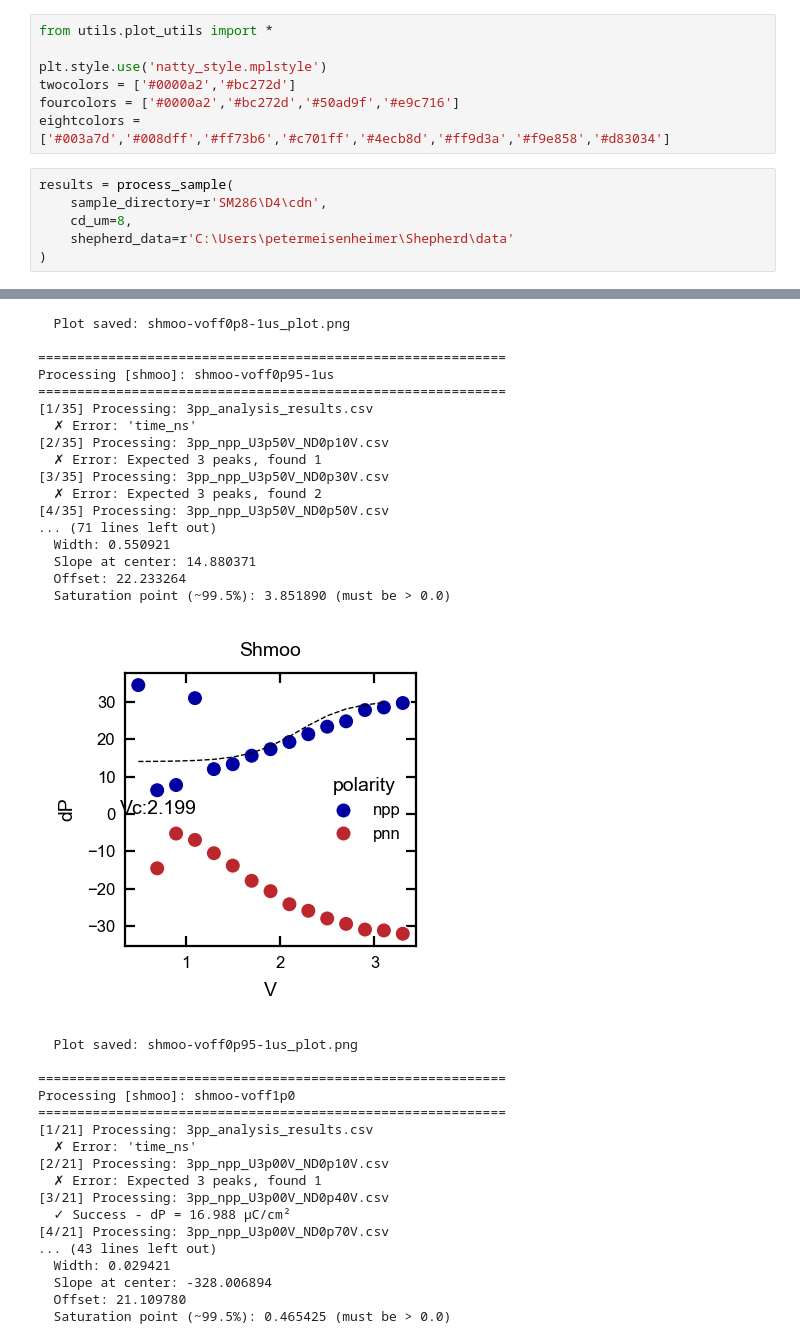
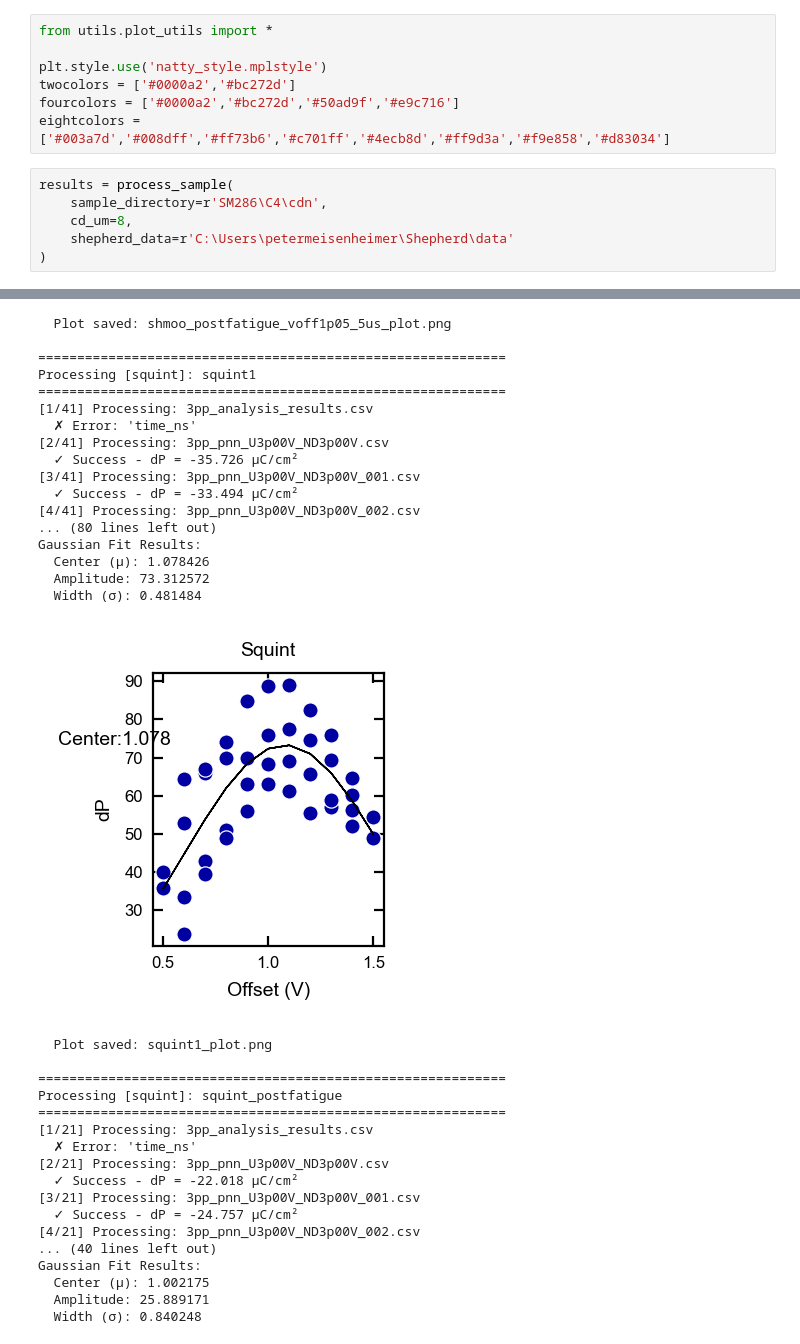
Before and after one commit to meisep/Shepherd_0.1, a Jupyter notebook: plotting_master.ipynb, the cells around one changed output, grey strips where cells are left out. Cells and saved outputs as stored; diff of their text form.

Commit message:
trace visualization

```diff
--- a/plotting_master.ipynb
+++ b/plotting_master.ipynb
@@ -7,7 +7,7 @@ fourcolors = ['#0000a2','#bc272d','#50ad9f','#e9c716']
 eightcolors = ['#003a7d','#008dff','#ff73b6','#c701ff','#4ecb8d','#ff9d3a','#f9e858','#d83034']
 # %%
 results = process_sample(
-    sample_directory=r'SM286\D4\cdn',
+    sample_directory=r'SM286\C4\cdn',
     cd_um=8,
     shepherd_data=r'C:\Users\petermeisenheimer\Shepherd\data'
 )
@@ -69,35 +69,35 @@ Processing [shmoo]: shmoo-voff0p8-1us
-  Plot saved: shmoo-voff0p8-1us_plot.png
+  Plot saved: shmoo_postfatigue_voff1p05_5us_plot.png
 
 ============================================================
-Processing [shmoo]: shmoo-voff0p95-1us
+Processing [squint]: squint1
 ============================================================
-[1/35] Processing: 3pp_analysis_results.csv
+[1/41] Processing: 3pp_analysis_results.csv
   ✗ Error: 'time_ns'
-[2/35] Processing: 3pp_npp_U3p50V_ND0p10V.csv
-  ✗ Error: Expected 3 peaks, found 1
-[3/35] Processing: 3pp_npp_U3p50V_ND0p30V.csv
-  ✗ Error: Expected 3 peaks, found 2
-[4/35] Processing: 3pp_npp_U3p50V_ND0p50V.csv
-... (71 lines left out)
-  Width: 0.550921
-  Slope at center: 14.880371
-  Offset: 22.233264
-  Saturation point (~99.5%): 3.851890 (must be > 0.0)
+[2/41] Processing: 3pp_pnn_U3p00V_ND3p00V.csv
+  ✓ Success - dP = -35.726 µC/cm²
+[3/41] Processing: 3pp_pnn_U3p00V_ND3p00V_001.csv
+  ✓ Success - dP = -33.494 µC/cm²
+[4/41] Processing: 3pp_pnn_U3p00V_ND3p00V_002.csv
+... (80 lines left out)
+Gaussian Fit Results:
+  Center (μ): 1.078426
+  Amplitude: 73.312572
+  Width (σ): 0.481484
-[figure, old version]
+[figure, new version]
-  Plot saved: shmoo-voff0p95-1us_plot.png
+  Plot saved: squint1_plot.png
 
 ============================================================
-Processing [shmoo]: shmoo-voff1p0
+Processing [squint]: squint_postfatigue
 ============================================================
 [1/21] Processing: 3pp_analysis_results.csv
   ✗ Error: 'time_ns'
-[2/21] Processing: 3pp_npp_U3p00V_ND0p10V.csv
-  ✗ Error: Expected 3 peaks, found 1
-[3/21] Processing: 3pp_npp_U3p00V_ND0p40V.csv
-  ✓ Success - dP = 16.988 µC/cm²
-[4/21] Processing: 3pp_npp_U3p00V_ND0p70V.csv
-... (43 lines left out)
-  Width: 0.029421
-  Slope at center: -328.006894
-  Offset: 21.109780
-  Saturation point (~99.5%): 0.465425 (must be > 0.0)
+[2/21] Processing: 3pp_pnn_U3p00V_ND3p00V.csv
+  ✓ Success - dP = -22.018 µC/cm²
+[3/21] Processing: 3pp_pnn_U3p00V_ND3p00V_001.csv
+  ✓ Success - dP = -24.757 µC/cm²
+[4/21] Processing: 3pp_pnn_U3p00V_ND3p00V_002.csv
+... (40 lines left out)
+Gaussian Fit Results:
+  Center (μ): 1.002175
+  Amplitude: 25.889171
+  Width (σ): 0.840248
```
Also changed, not shown: parts of 5 cells of this notebook, 1 other file.
